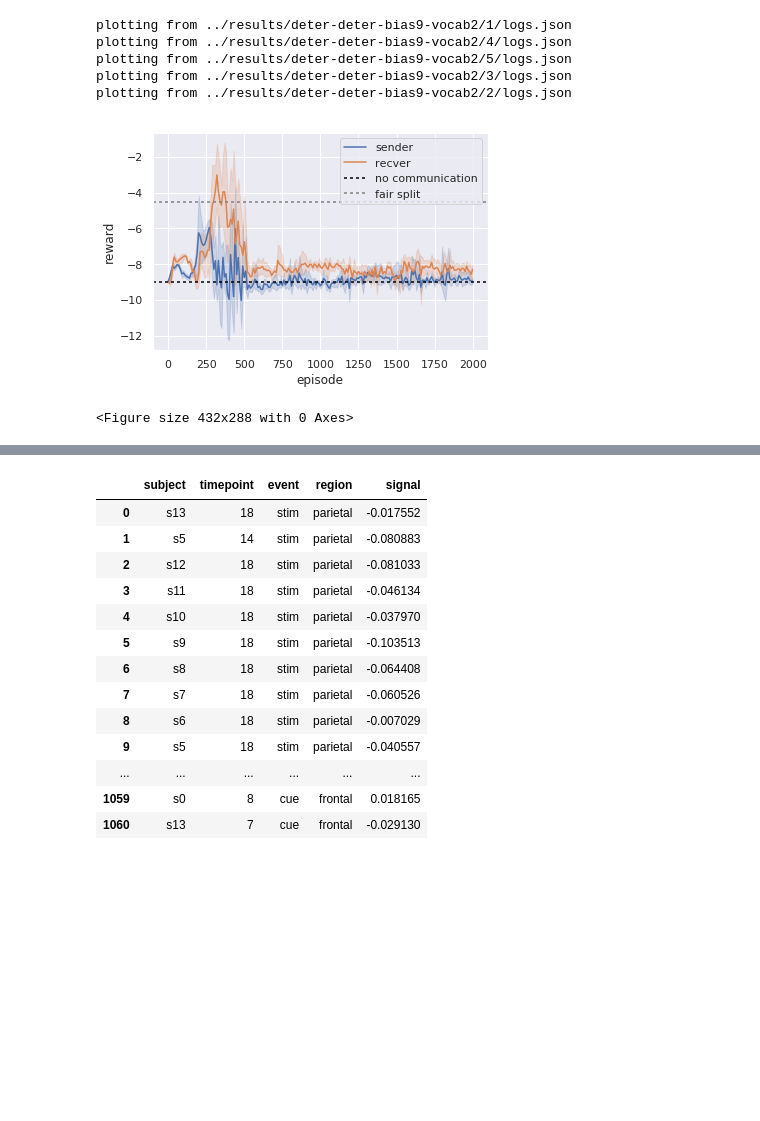
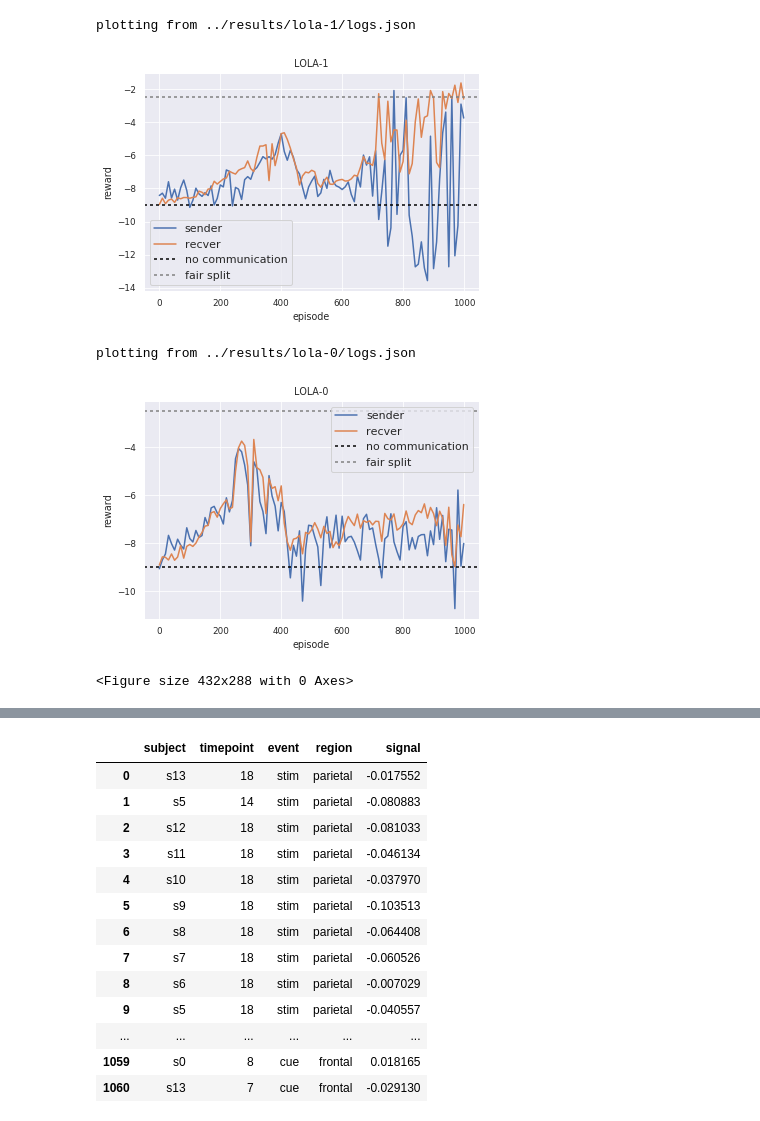
Before and after one commit to mnoukhov/emergent-compete, a Jupyter notebook: scripts/Plotting.ipynb, the cells around one changed output, grey strips where cells are left out. Cells and saved outputs as stored; diff of their text form; code cells hidden in the pictures; blank space fills up the shorter version.

Commit message:
LOLA initial
lola for sender
old agents moved
agent updating moved out of method

```diff
--- a/scripts/Plotting.ipynb
+++ b/scripts/Plotting.ipynb
@@ -27,8 +27,6 @@ def plot(logdir, savedir):
     logs = pd.concat(run_logs, ignore_index=True)
     sender = pd.DataFrame(logs['sender'].to_list()).join(logs['episode'])
     recver = pd.DataFrame(logs['recver'].to_list()).join(logs['episode'])
-    test = pd.DataFrame(logs['test'].to_list()).join(logs['episode'])
-
 
     sns.set()
 
@@ -115,26 +113,22 @@ def plot(logdir, savedir):
         # if savedir:
             # plt.savefig(f'{savedir}/entropy.png')
         # plt.show()
-# %%
-from src.game import ISR
-
-game = ISR(
-    batch_size=128,
-    min_bias=0,
-    num_rounds=10,
-    num_targets=36)
-
-logpath = '../results/deter-deter-bias9-vocab2'
-
-with sns.plotting_context('talk'):
-#     plt.title('Bias 0 / 18')
-    plot(logpath, logpath)
-# %% [output]
-plotting from ../results/deter-deter-bias9-vocab2/1/logs.json
-plotting from ../results/deter-deter-bias9-vocab2/4/logs.json
-plotting from ../results/deter-deter-bias9-vocab2/5/logs.json
-plotting from ../results/deter-deter-bias9-vocab2/3/logs.json
-plotting from ../results/deter-deter-bias9-vocab2/2/logs.json
-[figure, removed]
-<Figure size 432x288 with 0 Axes>
+# %%
+logpath = '../results/lola-1'
+
+with sns.plotting_context('paper'):
+    plt.title('LOLA-1')
+    plot(logpath, logpath)
+
+logpath = '../results/lola-0'
+
+with sns.plotting_context('paper'):
+    plt.title('LOLA-0')
+    plot(logpath, logpath)
+# %% [output]
+plotting from ../results/lola-1/logs.json
+[figure, added]
+plotting from ../results/lola-0/logs.json
+[figure, added]
+<Figure size 432x288 with 0 Axes>
 # %%
```
Also changed, not shown: parts of 1 cell of this notebook, 8 other files.
